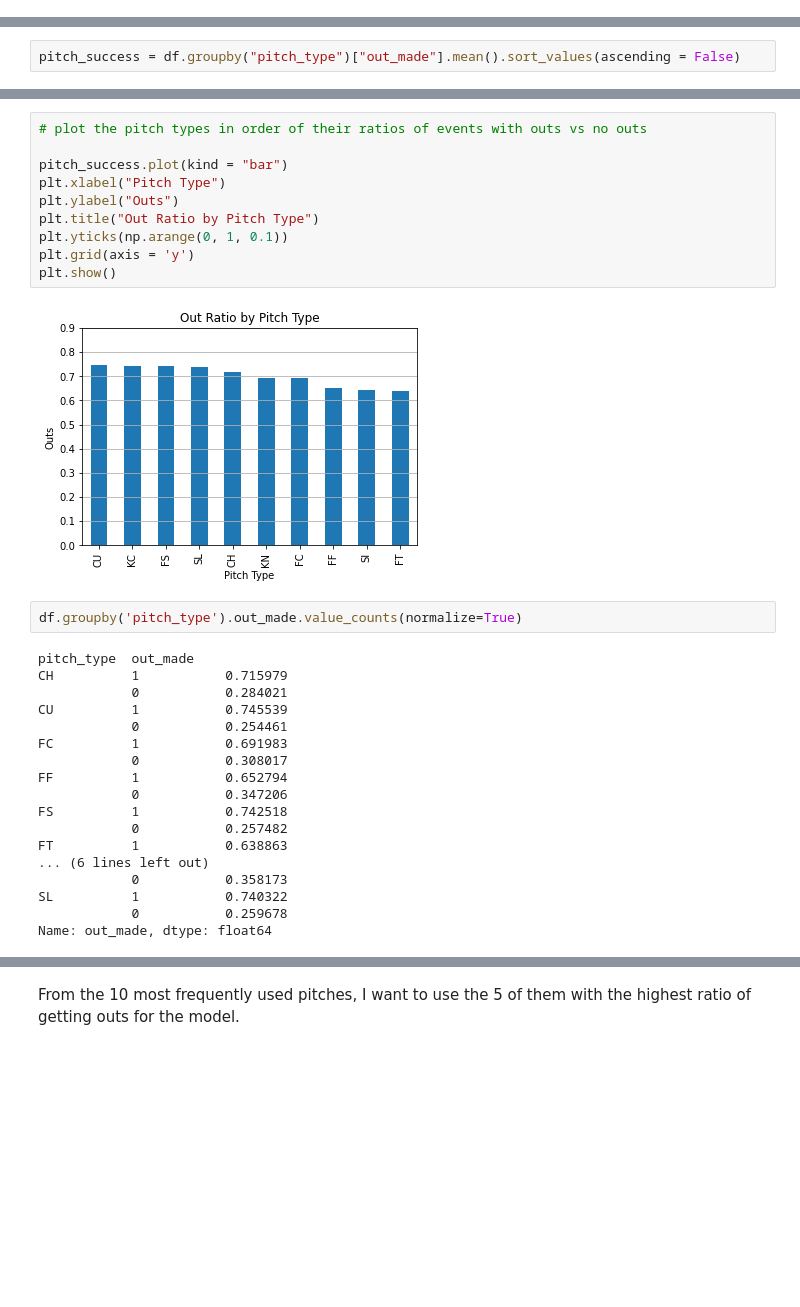
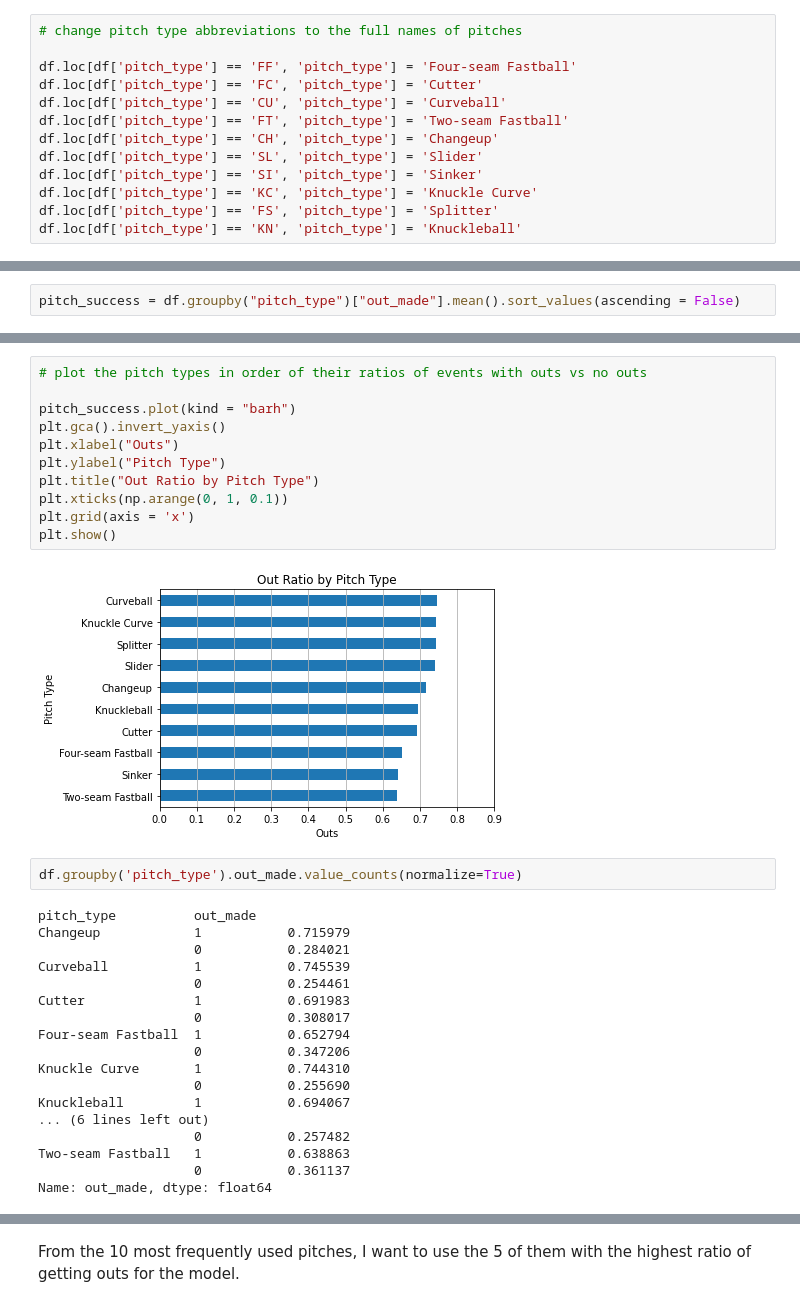
Before and after one commit to dangrosen/pitch-type-analysis, a Jupyter notebook: working_notebook.ipynb, the cells around one changed output, grey strips where cells are left out. Drawn from its saved outputs; the diff is of its cells as text; blank space fills up the shorter version.

```diff
--- a/working_notebook.ipynb
+++ b/working_notebook.ipynb
@@ -334,3 +318,16 @@ pitch_type_keep = ['FF', 'SL', 'FT', 'CH', 'SI', 'CU', 'FC', 'KC', 'FS', 'KN']
 df = df[df['pitch_type'].isin(pitch_type_keep)]
 df = df.reset_index(drop=True)
+# %%
+# change pitch type abbreviations to the full names of pitches
+
+df.loc[df['pitch_type'] == 'FF', 'pitch_type'] = 'Four-seam Fastball'
+df.loc[df['pitch_type'] == 'FC', 'pitch_type'] = 'Cutter'
+df.loc[df['pitch_type'] == 'CU', 'pitch_type'] = 'Curveball'
+df.loc[df['pitch_type'] == 'FT', 'pitch_type'] = 'Two-seam Fastball'
+df.loc[df['pitch_type'] == 'CH', 'pitch_type'] = 'Changeup'
+df.loc[df['pitch_type'] == 'SL', 'pitch_type'] = 'Slider'
+df.loc[df['pitch_type'] == 'SI', 'pitch_type'] = 'Sinker'
+df.loc[df['pitch_type'] == 'KC', 'pitch_type'] = 'Knuckle Curve'
+df.loc[df['pitch_type'] == 'FS', 'pitch_type'] = 'Splitter'
+df.loc[df['pitch_type'] == 'KN', 'pitch_type'] = 'Knuckleball'
 # %%
@@ -437,33 +451,34 @@ pitch_success = df.groupby("pitch_type")["out_made"].mean().sort_values(ascendin
 # %%
 # plot the pitch types in order of their ratios of events with outs vs no outs
 
-pitch_success.plot(kind = "bar")
-plt.xlabel("Pitch Type")
-plt.ylabel("Outs")
+pitch_success.plot(kind = "barh")
+plt.gca().invert_yaxis()
+plt.xlabel("Outs")
+plt.ylabel("Pitch Type")
 plt.title("Out Ratio by Pitch Type")
-plt.yticks(np.arange(0, 1, 0.1))
-plt.grid(axis = 'y')
+plt.xticks(np.arange(0, 1, 0.1))
+plt.grid(axis = 'x')
 plt.show()
 # %% [output]
-[figure, old version]
+[figure, new version]
 # %%
 df.groupby('pitch_type').out_made.value_counts(normalize=True)
 # %% [output]
-pitch_type  out_made
-CH          1           0.715979
-            0           0.284021
-CU          1           0.745539
-            0           0.254461
-FC          1           0.691983
-            0           0.308017
-FF          1           0.652794
-            0           0.347206
-FS          1           0.742518
-            0           0.257482
-FT          1           0.638863
+pitch_type          out_made
+Changeup            1           0.715979
+                    0           0.284021
+Curveball           1           0.745539
+                    0           0.254461
+Cutter              1           0.691983
+                    0           0.308017
+Four-seam Fastball  1           0.652794
+                    0           0.347206
+Knuckle Curve       1           0.744310
+                    0           0.255690
+Knuckleball         1           0.694067
 ... (6 lines left out)
-            0           0.358173
-SL          1           0.740322
-            0           0.259678
+                    0           0.257482
+Two-seam Fastball   1           0.638863
+                    0           0.361137
 Name: out_made, dtype: float64
 # %%
```
Also changed, not shown: parts of 121 cells of this notebook.
